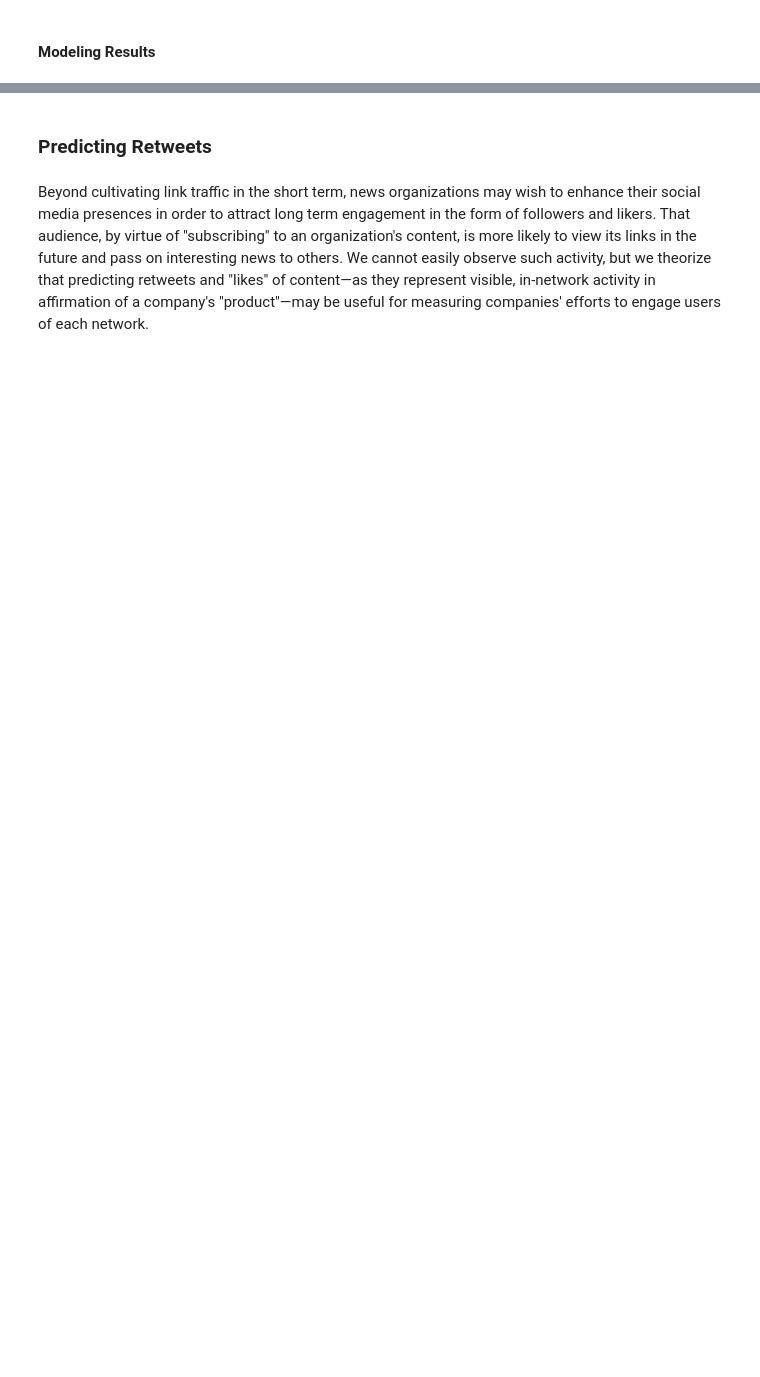
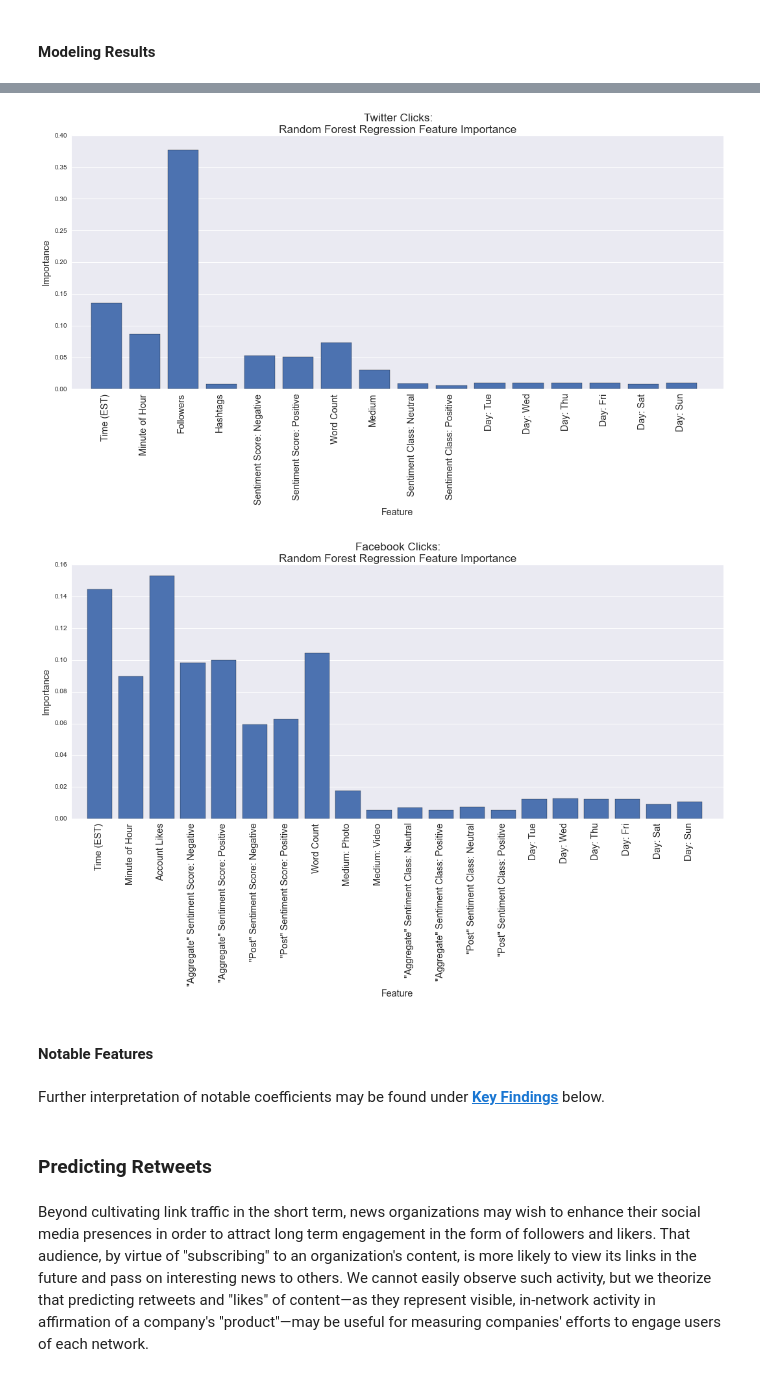
Before and after one commit to micahlanier/social-news, a Jupyter notebook: book/8_PredictiveAnalysis.ipynb, the cells around one changed output, grey strips where cells are left out. Cells and saved outputs as stored; diff of their text form; code cells hidden in the pictures; blank space fills up the shorter version.

```diff
--- a/book/8_PredictiveAnalysis.ipynb
+++ b/book/8_PredictiveAnalysis.ipynb
@@ -560,3 +844,82 @@ Several notable values emerge from both models.
+# %%
+### Twitter
+
+# Store features as DF.
+featImp_tw = pd.DataFrame([(l,v) for l, v in zip(features_rf_tw,rfr_clicks_tw.feature_importances_) if not l.startswith('org_')])
+featImp_tw.columns = ['feature','importance']
+
+# Set labels manually for final reporting.
+manualLabels_tw = [
+    'Time (EST)', 'Minute of Hour', 'Followers', 'Hashtags',
+    'Sentiment Score: Negative', 'Sentiment Score: Positive',
+    'Word Count', 'Medium',
+    'Sentiment Class: Neutral', 'Sentiment Class: Positive',
+    'Day: Tue', 'Day: Wed', 'Day: Thu', 'Day: Fri', 'Day: Sat', 'Day: Sun'
+]
+
+# Setup plot.
+barWidth = 0.75
+
+# Start plot.
+fig = plt.figure(figsize=(vizConf['display']['width'],vizConf['display']['height']))
+plt.bar(np.arange(1,len(featImp_tw)+1), featImp_tw.importance)
+
+# Labels.
+plt.title('Twitter Clicks:\nRandom Forest Regression Feature Importance', fontsize='xx-large')
+plt.xlabel('Feature', fontsize='x-large')
+plt.ylabel('Importance', fontsize='x-large')
+
+# Limits, ticks, and grid.
+plt.xlim(0.5,len(featImp_tw)+1.5)
+plt.xticks(np.arange(len(manualLabels_tw))+1+barWidth/2, manualLabels_tw, fontsize='x-large', rotation=90)
+plt.grid(axis='x')
+
+# Show.
+plt.show()
+
+### Facebook
+
+# Store features as DF.
+featImp_fb = pd.DataFrame([(l,v) for l, v in zip(features_rf_fb,rfr_clicks_fb.feature_importances_) if not l.startswith('org_')])
+featImp_fb.columns = ['feature','importance']
+
+# Set labels manually for final reporting.
+manualLabels_fb = [
+    'Time (EST)', 'Minute of Hour', 'Account Likes',
+    '"Aggregate" Sentiment Score: Negative', '"Aggregate" Sentiment Score: Positive',
+    '"Post" Sentiment Score: Negative', '"Post" Sentiment Score: Positive',
+    'Word Count', 'Medium: Photo', 'Medium: Video',
+    '"Aggregate" Sentiment Class: Neutral', '"Aggregate" Sentiment Class: Positive',
+    '"Post" Sentiment Class: Neutral', '"Post" Sentiment Class: Positive',
+    'Day: Tue', 'Day: Wed', 'Day: Thu', 'Day: Fri', 'Day: Sat', 'Day: Sun'
+]
+
+# Setup plot.
+barWidth = 0.75
+
+# Start plot.
+fig = plt.figure(figsize=(vizConf['display']['width'],vizConf['display']['height']))
+plt.bar(np.arange(1,len(featImp_fb)+1), featImp_fb.importance)
+
+# Labels.
+plt.title('Facebook Clicks:\nRandom Forest Regression Feature Importance', fontsize='xx-large')
+plt.xlabel('Feature', fontsize='x-large')
+plt.ylabel('Importance', fontsize='x-large')
+
+# Limits, ticks, and grid.
+plt.xlim(0.5,len(featImp_fb)+1.5)
+plt.xticks(np.arange(len(manualLabels_fb))+1+barWidth/2, manualLabels_fb, fontsize='x-large', rotation=90)
+plt.grid(axis='x')
+
+# Show.
+plt.show()
+# %% [output]
+[figure, added]
+[figure, added]
+# %% [markdown]
+#### Notable Features
+# %% [markdown]
+Further interpretation of notable coefficients may be found under [**Key Findings**](#Predictive-Analysis:-Key-Findings) below.
 # %% [markdown]
 ### Predicting Retweets
 # %% [markdown]
```
Also changed, not shown: parts of 32 cells of this notebook, 15 other files.
